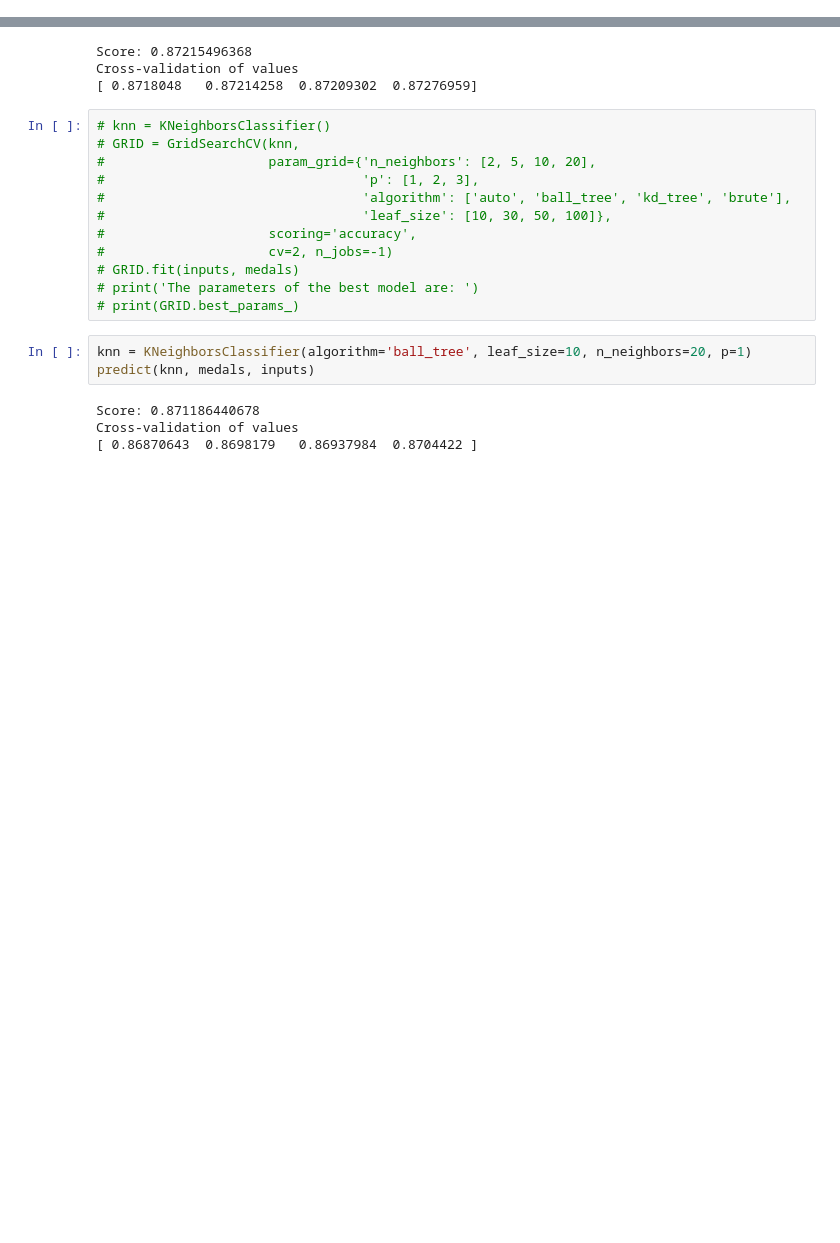
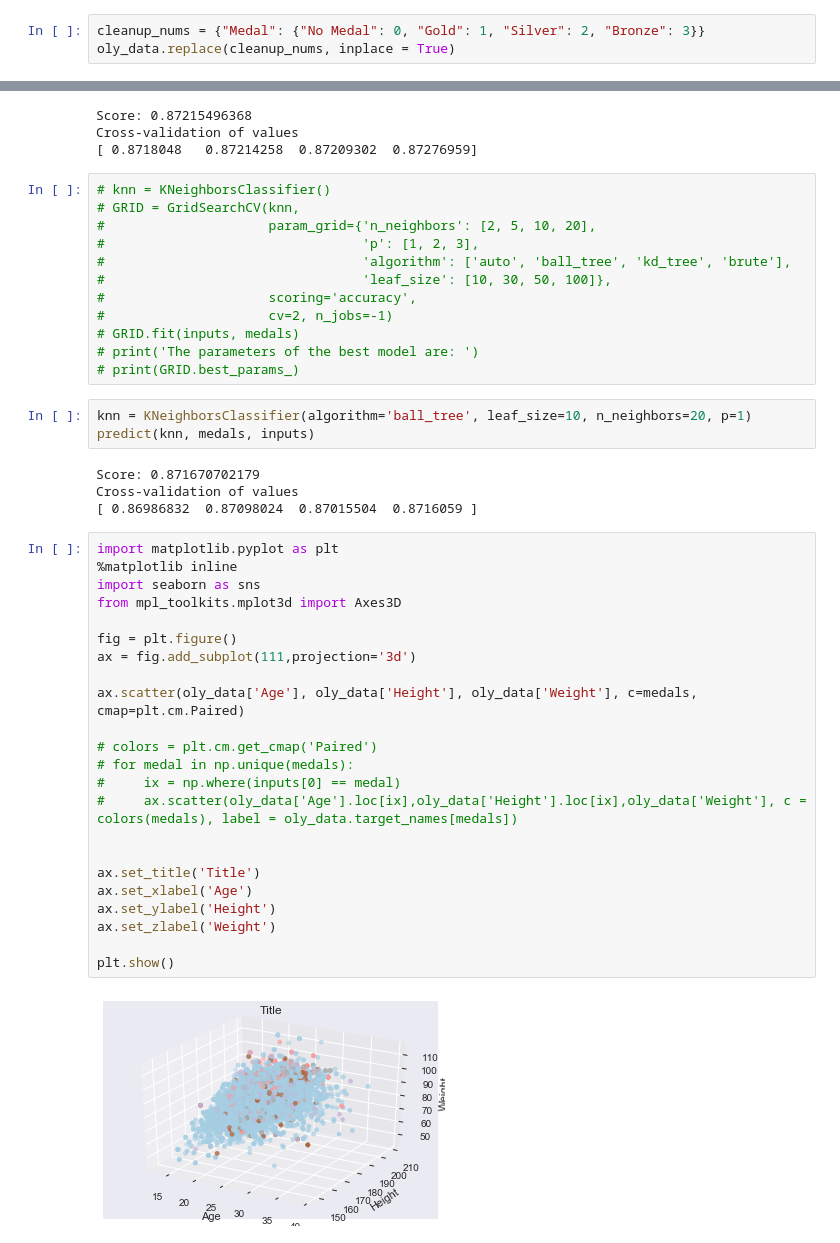
Before and after one commit to zackwitz/DSFinal, a Jupyter notebook: Final Project.ipynb, the cells around one changed output, grey strips where cells are left out. Drawn from its saved outputs; the diff is of its cells as text; blank space fills up the shorter version.

Commit message:
Made graph

```diff
--- a/Final Project.ipynb
+++ b/Final Project.ipynb
@@ -56,0 +47,3 @@ oly_data.head(50)
+# %%
+cleanup_nums = {"Medal": {"No Medal": 0, "Gold": 1, "Silver": 2, "Bronze": 3}}
+oly_data.replace(cleanup_nums, inplace = True)
@@ -111,6 +104,31 @@ Cross-validation of values
 knn = KNeighborsClassifier(algorithm='ball_tree', leaf_size=10, n_neighbors=20, p=1)
 predict(knn, medals, inputs)
 # %% [output]
-Score: 0.871186440678
+Score: 0.871670702179
 Cross-validation of values
-[ 0.86870643  0.8698179   0.86937984  0.8704422 ]
+[ 0.86986832  0.87098024  0.87015504  0.8716059 ]
+# %%
+import matplotlib.pyplot as plt
+%matplotlib inline
+import seaborn as sns
+from mpl_toolkits.mplot3d import Axes3D
+
+fig = plt.figure()
+ax = fig.add_subplot(111,projection='3d')
+
+ax.scatter(oly_data['Age'], oly_data['Height'], oly_data['Weight'], c=medals, cmap=plt.cm.Paired)
+
+# colors = plt.cm.get_cmap('Paired')
+# for medal in np.unique(medals):
+#     ix = np.where(inputs[0] == medal)
+#     ax.scatter(oly_data['Age'].loc[ix],oly_data['Height'].loc[ix],oly_data['Weight'], c = colors(medals), label = oly_data.target_names[medals])
+
+
+ax.set_title('Title')
+ax.set_xlabel('Age')
+ax.set_ylabel('Height')
+ax.set_zlabel('Weight')
+
+plt.show()
+# %% [output]
+[figure, added]
```
Also changed, not shown: parts of 4 cells of this notebook.
